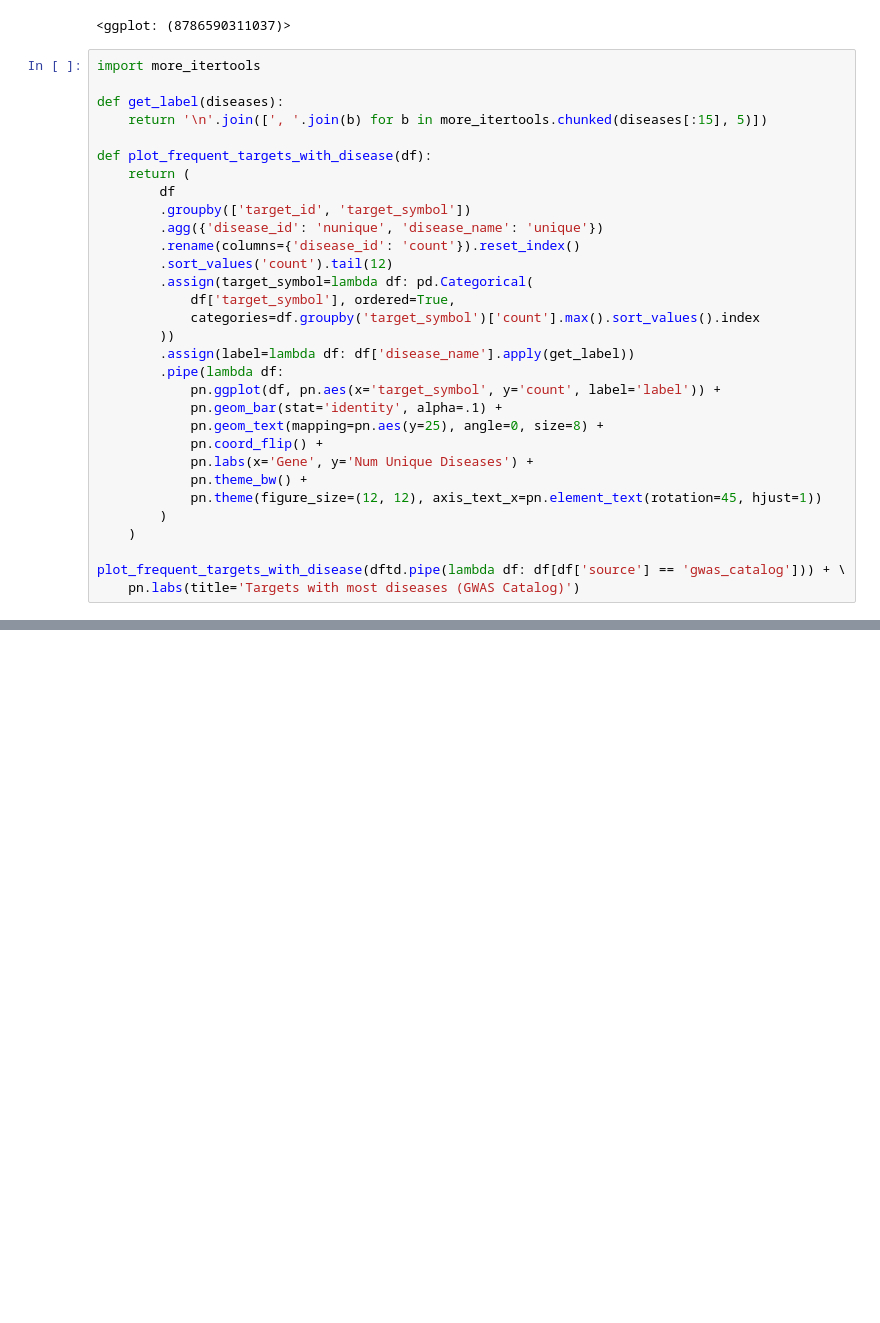
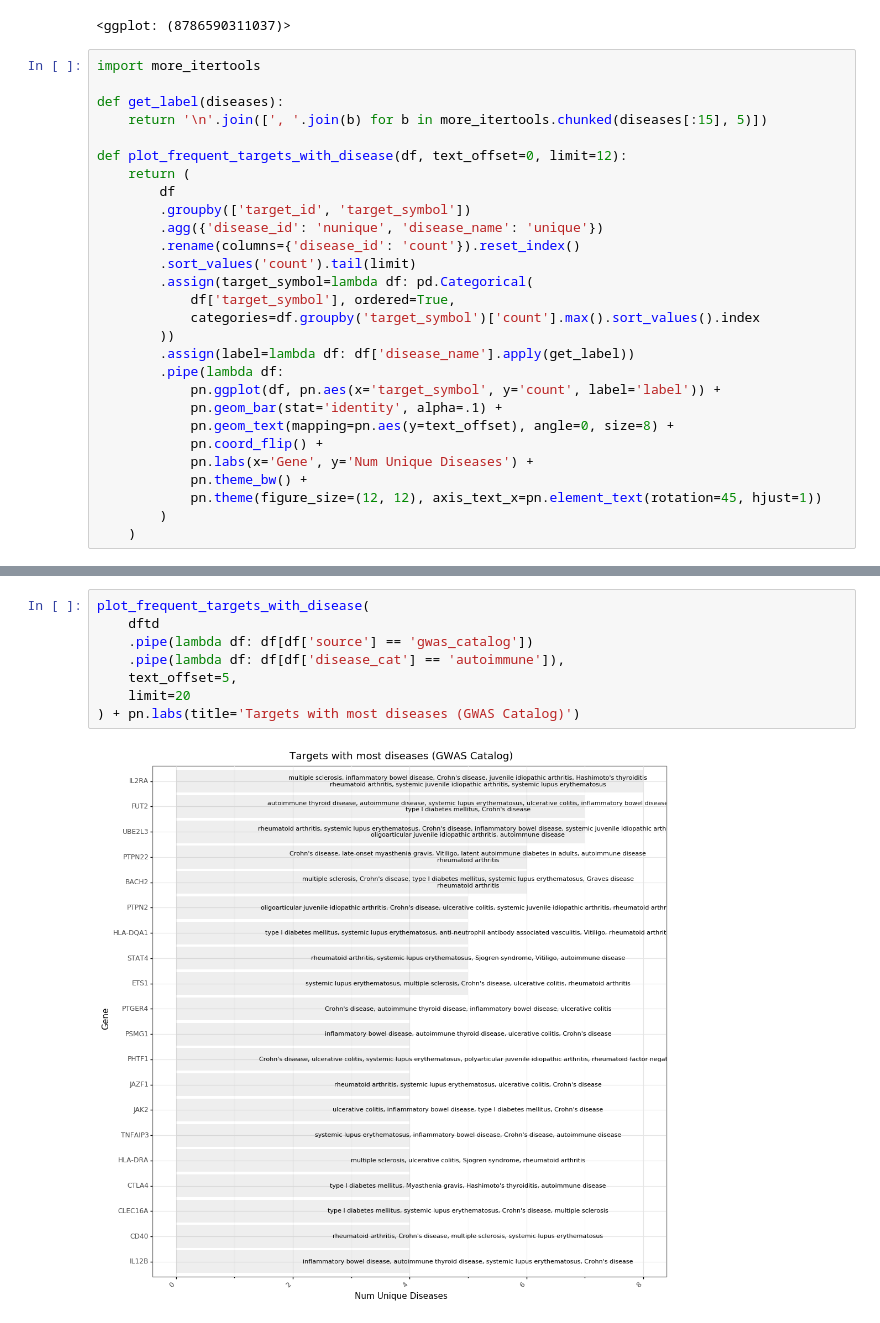
Before and after one commit to hammer/ot-ev, a Jupyter notebook: eda/data-pipeline/notebooks/evidence-eda.ipynb, the cells around one changed output, grey strips where cells are left out. Cells and saved outputs as stored; diff of their text form; blank space fills up the shorter version.

```diff
--- a/eda/data-pipeline/notebooks/evidence-eda.ipynb
+++ b/eda/data-pipeline/notebooks/evidence-eda.ipynb
@@ -564,13 +586,13 @@ import more_itertools
 def get_label(diseases):
     return '\n'.join([', '.join(b) for b in more_itertools.chunked(diseases[:15], 5)])
 
-def plot_frequent_targets_with_disease(df):
+def plot_frequent_targets_with_disease(df, text_offset=0, limit=12):
     return (
         df
         .groupby(['target_id', 'target_symbol'])
         .agg({'disease_id': 'nunique', 'disease_name': 'unique'})
         .rename(columns={'disease_id': 'count'}).reset_index()
-        .sort_values('count').tail(12)
+        .sort_values('count').tail(limit)
         .assign(target_symbol=lambda df: pd.Categorical(
             df['target_symbol'], ordered=True,
             categories=df.groupby('target_symbol')['count'].max().sort_values().index
@@ -579,13 +601,10 @@ def plot_frequent_targets_with_disease(df):
         .pipe(lambda df:
             pn.ggplot(df, pn.aes(x='target_symbol', y='count', label='label')) +
             pn.geom_bar(stat='identity', alpha=.1) +
-            pn.geom_text(mapping=pn.aes(y=25), angle=0, size=8) +
+            pn.geom_text(mapping=pn.aes(y=text_offset), angle=0, size=8) +
             pn.coord_flip() +
             pn.labs(x='Gene', y='Num Unique Diseases') +
             pn.theme_bw() +
             pn.theme(figure_size=(12, 12), axis_text_x=pn.element_text(rotation=45, hjust=1))
         )
     )
-
-plot_frequent_targets_with_disease(dftd.pipe(lambda df: df[df['source'] == 'gwas_catalog'])) + \
-    pn.labs(title='Targets with most diseases (GWAS Catalog)')
@@ -594,0 +621,10 @@ plot_frequent_targets_with_disease(dftd.pipe(lambda df: df[df['source'] == 'gwas
+# %%
+plot_frequent_targets_with_disease(
+    dftd
+    .pipe(lambda df: df[df['source'] == 'gwas_catalog'])
+    .pipe(lambda df: df[df['disease_cat'] == 'autoimmune']),
+    text_offset=5,
+    limit=20
+) + pn.labs(title='Targets with most diseases (GWAS Catalog)')
+# %% [output]
+[figure, added]
```
Also changed, not shown: parts of 12 cells of this notebook.
